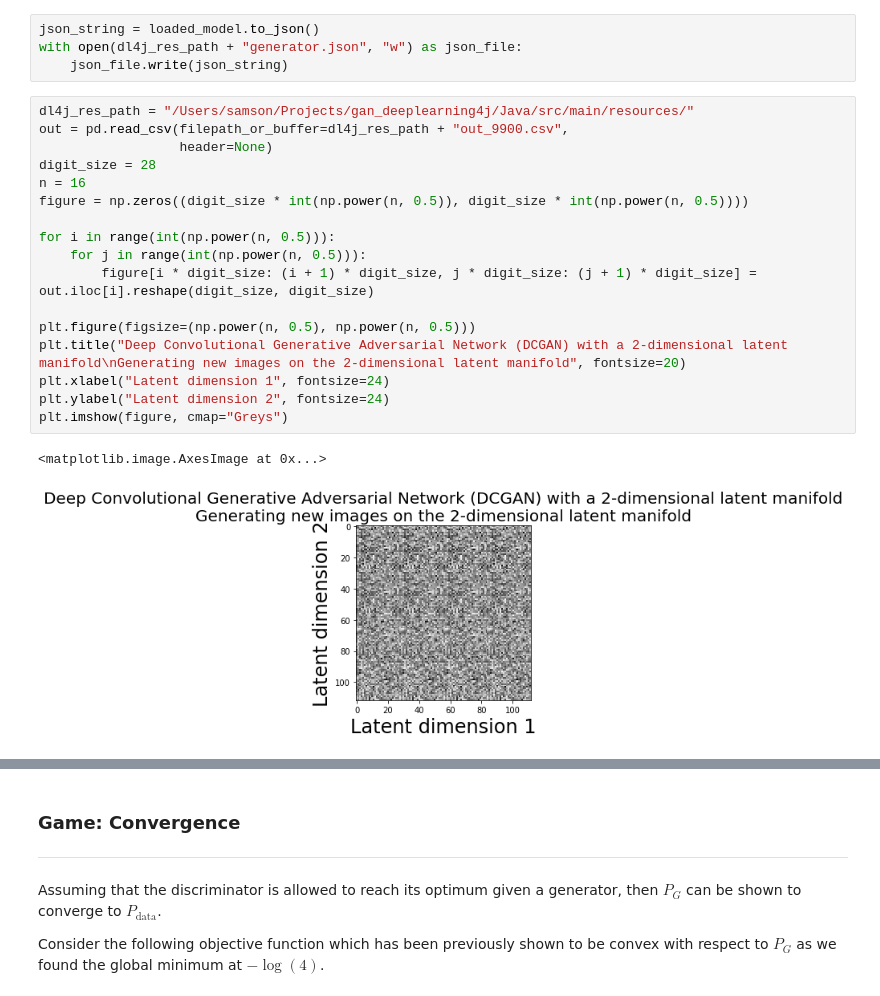
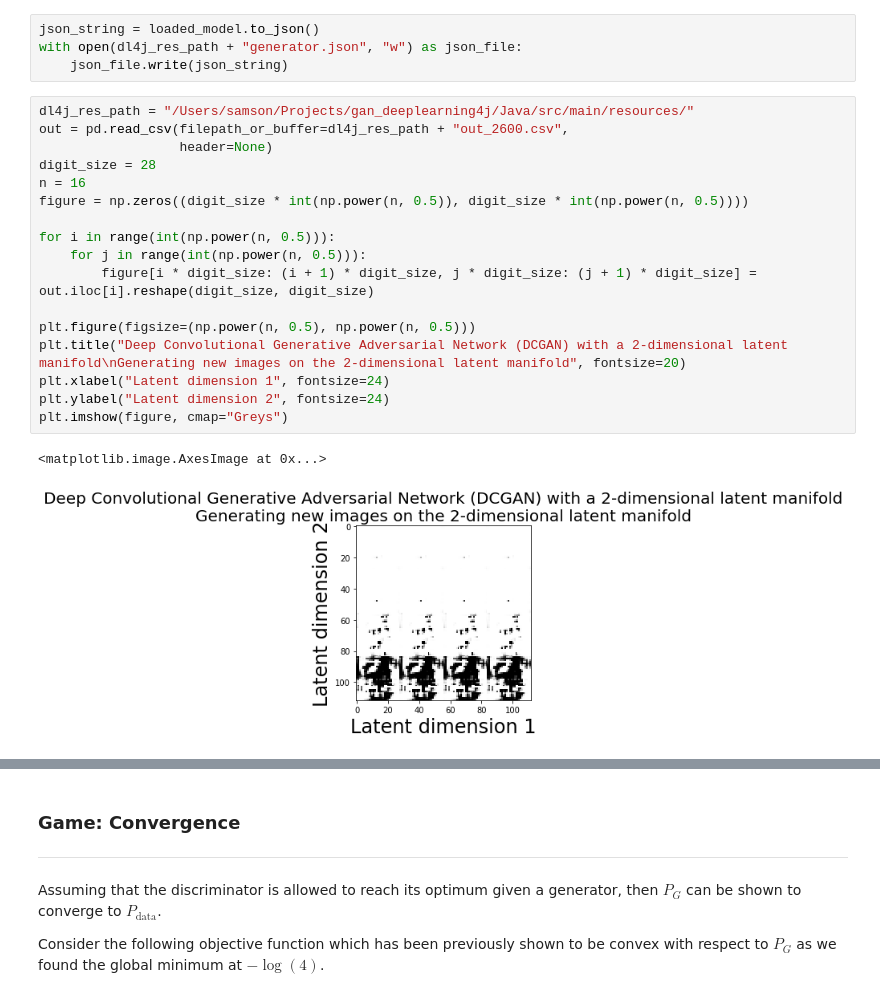
Before and after one commit to hamaadshah/gan_deeplearning4j, a Jupyter notebook: Python/gan.ipynb, the cells around one changed output, grey strips where cells are left out. Saved outputs shown, nothing was run; the diff lists cells and outputs as text.

```diff
--- a/Python/gan.ipynb
+++ b/Python/gan.ipynb
@@ -455,24 +455,24 @@ with open(dl4j_res_path + "generator.json", "w") as json_file:
     json_file.write(json_string)
 # %%
 dl4j_res_path = "/Users/samson/Projects/gan_deeplearning4j/Java/src/main/resources/"
-out = pd.read_csv(filepath_or_buffer=dl4j_res_path + "out_9900.csv",
+out = pd.read_csv(filepath_or_buffer=dl4j_res_path + "out_2600.csv",
                   header=None)
 digit_size = 28
 n = 16
 figure = np.zeros((digit_size * int(np.power(n, 0.5)), digit_size * int(np.power(n, 0.5))))
 
 for i in range(int(np.power(n, 0.5))):
     for j in range(int(np.power(n, 0.5))):
         figure[i * digit_size: (i + 1) * digit_size, j * digit_size: (j + 1) * digit_size] = out.iloc[i].reshape(digit_size, digit_size)
 
 plt.figure(figsize=(np.power(n, 0.5), np.power(n, 0.5)))
 plt.title("Deep Convolutional Generative Adversarial Network (DCGAN) with a 2-dimensional latent manifold\nGenerating new images on the 2-dimensional latent manifold", fontsize=20)
 plt.xlabel("Latent dimension 1", fontsize=24)
 plt.ylabel("Latent dimension 2", fontsize=24)
 plt.imshow(figure, cmap="Greys")
 # %% [output]
 <matplotlib.image.AxesImage at 0x...>
-[figure, old version]
+[figure, new version]
 # %% [markdown]
 ## Generative Adversarial Network
 
```
Also changed, not shown: 1 other file.
